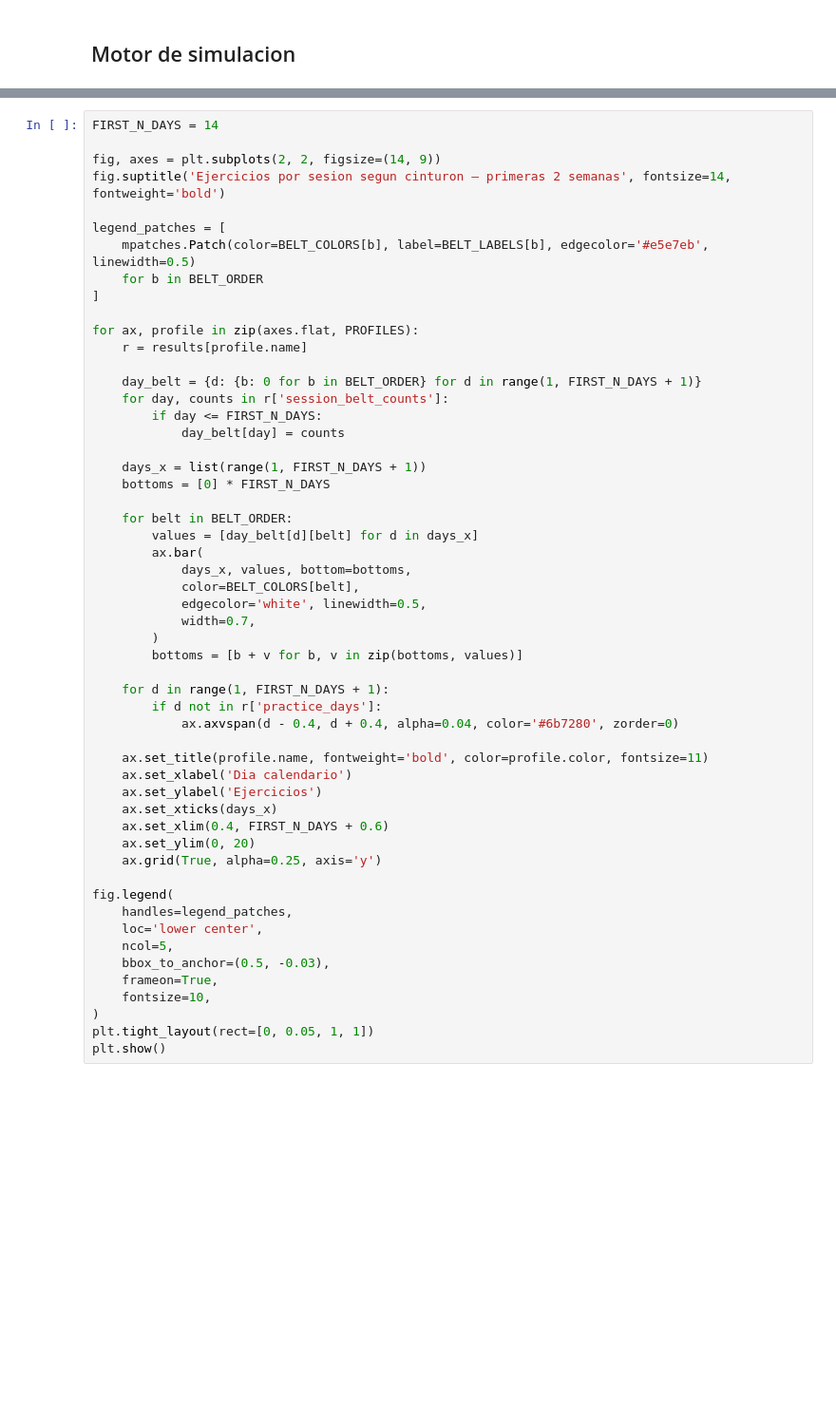
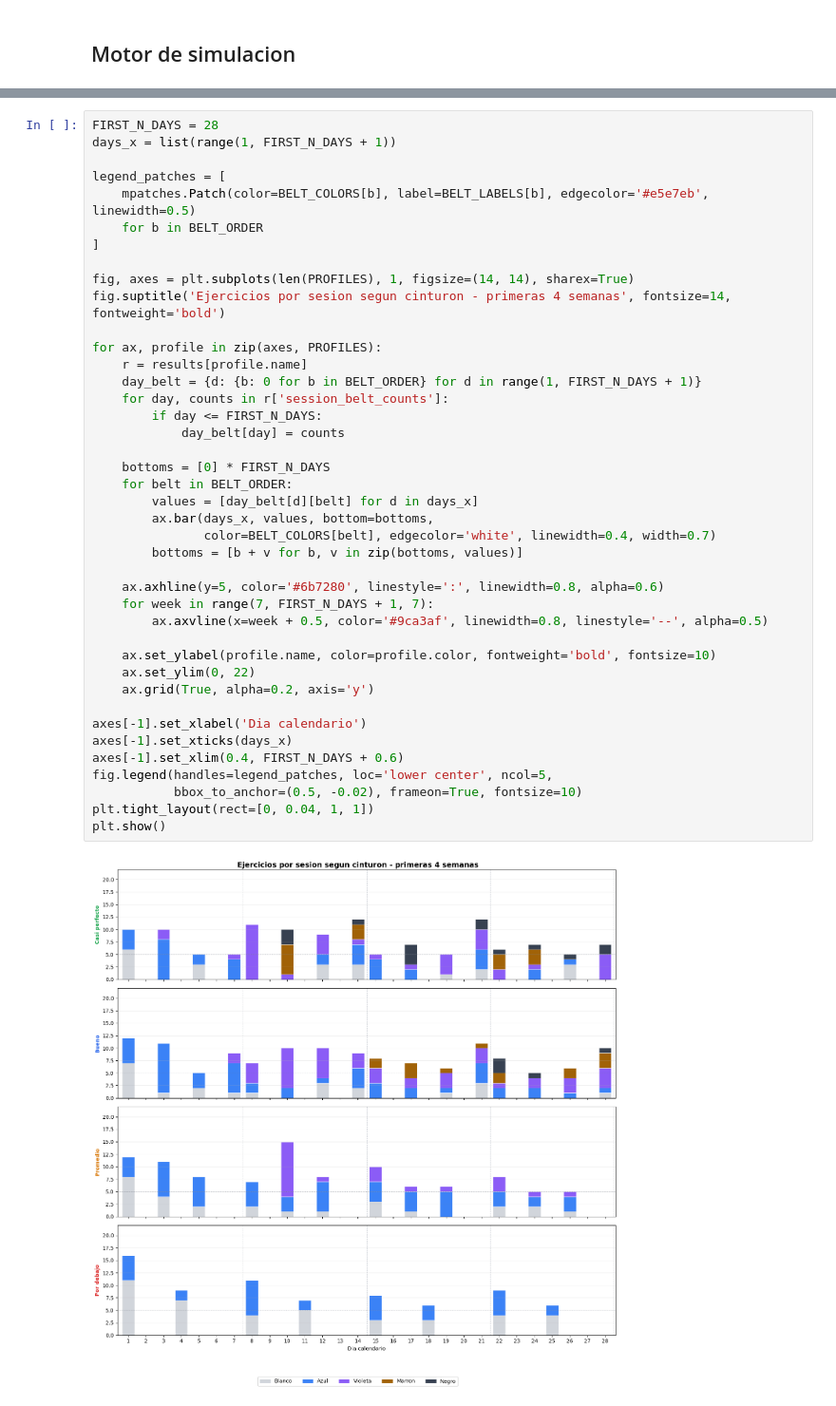
Before and after one commit to intervalo-ed/intervalo, a Jupyter notebook: data/notebooks/algoritmo_sm2_simulaciones.ipynb, the cells around one changed output, grey strips where cells are left out. Shown at 95% size. Cells and saved outputs as stored; diff of their text form; blank space fills up the shorter version.

```diff
--- a/data/notebooks/algoritmo_sm2_simulaciones.ipynb
+++ b/data/notebooks/algoritmo_sm2_simulaciones.ipynb
@@ -294,55 +334,44 @@ plt.show()
 # %%
-FIRST_N_DAYS = 14
-
-fig, axes = plt.subplots(2, 2, figsize=(14, 9))
-fig.suptitle('Ejercicios por sesion segun cinturon — primeras 2 semanas', fontsize=14, fontweight='bold')
+FIRST_N_DAYS = 28
+days_x = list(range(1, FIRST_N_DAYS + 1))
 
 legend_patches = [
     mpatches.Patch(color=BELT_COLORS[b], label=BELT_LABELS[b], edgecolor='#e5e7eb', linewidth=0.5)
     for b in BELT_ORDER
 ]
 
-for ax, profile in zip(axes.flat, PROFILES):
+fig, axes = plt.subplots(len(PROFILES), 1, figsize=(14, 14), sharex=True)
+fig.suptitle('Ejercicios por sesion segun cinturon - primeras 4 semanas', fontsize=14, fontweight='bold')
+
+for ax, profile in zip(axes, PROFILES):
     r = results[profile.name]
-
     day_belt = {d: {b: 0 for b in BELT_ORDER} for d in range(1, FIRST_N_DAYS + 1)}
     for day, counts in r['session_belt_counts']:
         if day <= FIRST_N_DAYS:
             day_belt[day] = counts
 
-    days_x = list(range(1, FIRST_N_DAYS + 1))
     bottoms = [0] * FIRST_N_DAYS
-
     for belt in BELT_ORDER:
         values = [day_belt[d][belt] for d in days_x]
-        ax.bar(
-            days_x, values, bottom=bottoms,
-            color=BELT_COLORS[belt],
-            edgecolor='white', linewidth=0.5,
-            width=0.7,
-        )
+        ax.bar(days_x, values, bottom=bottoms,
+               color=BELT_COLORS[belt], edgecolor='white', linewidth=0.4, width=0.7)
         bottoms = [b + v for b, v in zip(bottoms, values)]
 
-    for d in range(1, FIRST_N_DAYS + 1):
-        if d not in r['practice_days']:
-            ax.axvspan(d - 0.4, d + 0.4, alpha=0.04, color='#6b7280', zorder=0)
+    ax.axhline(y=5, color='#6b7280', linestyle=':', linewidth=0.8, alpha=0.6)
+    for week in range(7, FIRST_N_DAYS + 1, 7):
+        ax.axvline(x=week + 0.5, color='#9ca3af', linewidth=0.8, linestyle='--', alpha=0.5)
 
-    ax.set_title(profile.name, fontweight='bold', color=profile.color, fontsize=11)
-    ax.set_xlabel('Dia calendario')
-    ax.set_ylabel('Ejercicios')
-    ax.set_xticks(days_x)
-    ax.set_xlim(0.4, FIRST_N_DAYS + 0.6)
-    ax.set_ylim(0, 20)
-    ax.grid(True, alpha=0.25, axis='y')
+    ax.set_ylabel(profile.name, color=profile.color, fontweight='bold', fontsize=10)
+    ax.set_ylim(0, 22)
+    ax.grid(True, alpha=0.2, axis='y')
 
-fig.legend(
-    handles=legend_patches,
-    loc='lower center',
-    ncol=5,
-    bbox_to_anchor=(0.5, -0.03),
-    frameon=True,
-    fontsize=10,
-)
-plt.tight_layout(rect=[0, 0.05, 1, 1])
+axes[-1].set_xlabel('Dia calendario')
+axes[-1].set_xticks(days_x)
+axes[-1].set_xlim(0.4, FIRST_N_DAYS + 0.6)
+fig.legend(handles=legend_patches, loc='lower center', ncol=5,
+           bbox_to_anchor=(0.5, -0.02), frameon=True, fontsize=10)
+plt.tight_layout(rect=[0, 0.04, 1, 1])
 plt.show()
+# %% [output]
+[figure, added]
 # %% [markdown]
```
Also changed, not shown: parts of 13 cells of this notebook, 9 other files.
